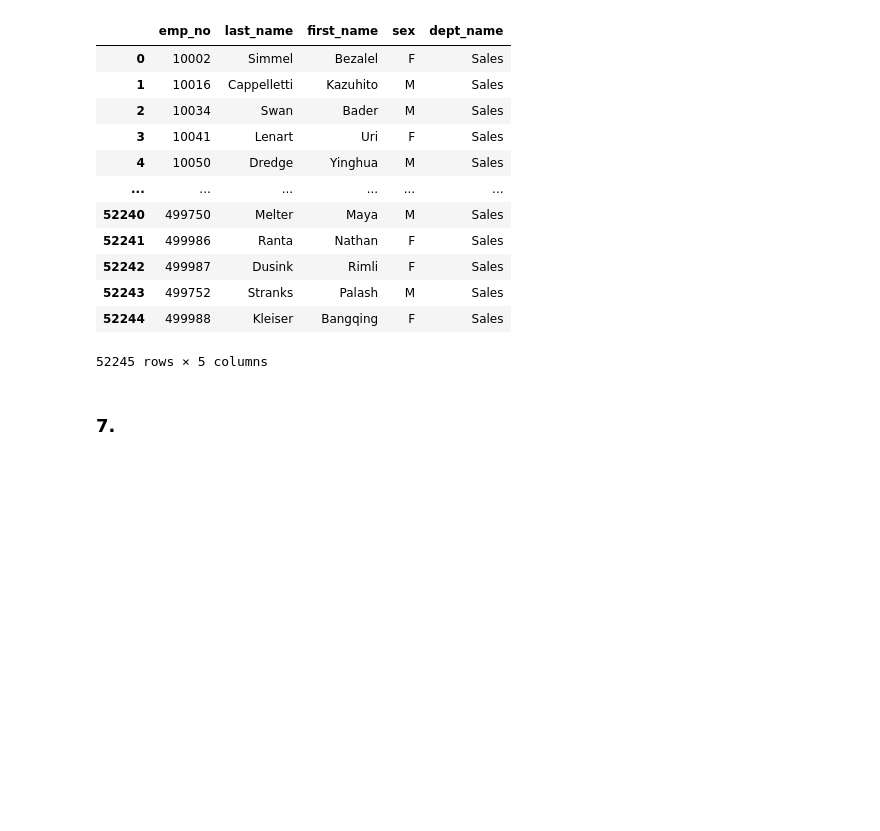
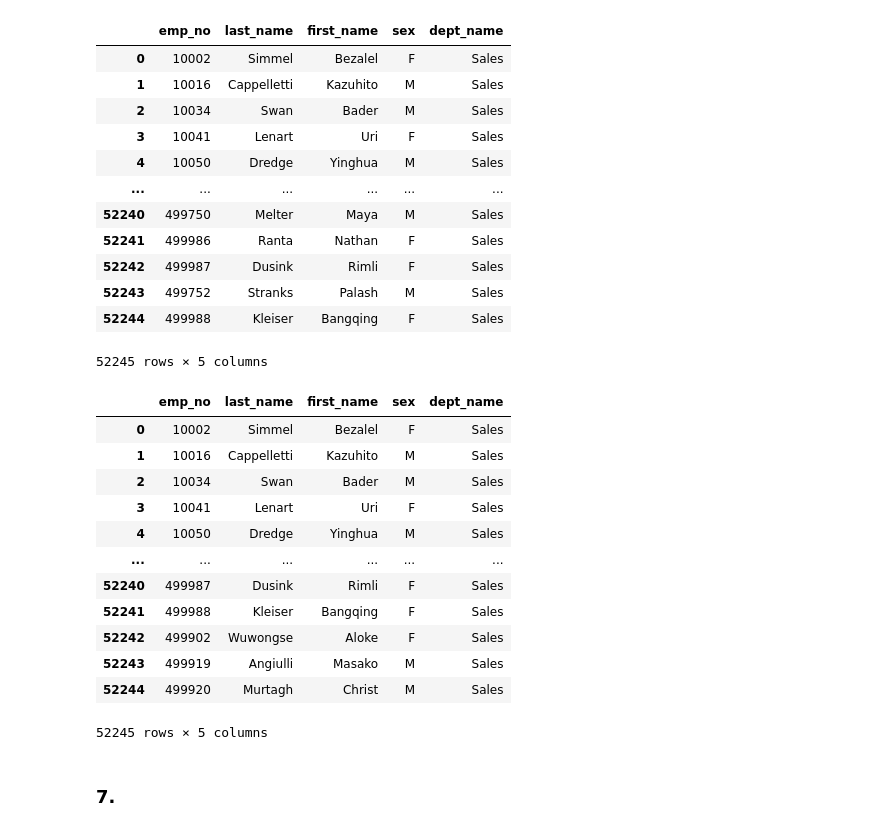
Before and after one commit to pandeysudip/SQL, a Jupyter notebook: sqlalchemy.ipynb, the cells around one changed output. Saved outputs shown, nothing was run; the diff lists cells and outputs as text; code cells hidden in the pictures; blank space fills up the shorter version.

```diff
--- a/sqlalchemy.ipynb
+++ b/sqlalchemy.ipynb
@@ -250,6 +357,34 @@ df_6
 | 52243 | 499752 | Stranks | Palash | M | Sales |
 | 52244 | 499988 | Kleiser | Bangqing | F | Sales |
 52245 rows × 5 columns
+# %%
+#using sql_alchemy
+res_6=connection.execute(db.select([employees.c.emp_no,
+                                   employees.c.last_name,
+                                   employees.c.first_name,
+                                   employees.c.sex,
+                                   departments.c.dept_name])
+                         .join(dept_emp, employees.c.emp_no==dept_emp.c.emp_no)
+                         .join(departments, dept_emp.c.dept_no==departments.c.dept_no)
+                         .where(departments.c.dept_name=='Sales')
+                        ).fetchall()
+df_alc6 = pd.DataFrame(res_6, columns=(['emp_no', 'last_name',
+                                         'first_name','sex','dept_name']))
+df_alc6
+# %% [output]
+|  | emp_no | last_name | first_name | sex | dept_name |
+| 0 | 10002 | Simmel | Bezalel | F | Sales |
+| 1 | 10016 | Cappelletti | Kazuhito | M | Sales |
+| 2 | 10034 | Swan | Bader | M | Sales |
+| 3 | 10041 | Lenart | Uri | F | Sales |
+| 4 | 10050 | Dredge | Yinghua | M | Sales |
+| ... | ... | ... | ... | ... | ... |
+| 52240 | 499987 | Dusink | Rimli | F | Sales |
+| 52241 | 499988 | Kleiser | Bangqing | F | Sales |
+| 52242 | 499902 | Wuwongse | Aloke | F | Sales |
+| 52243 | 499919 | Angiulli | Masako | M | Sales |
+| 52244 | 499920 | Murtagh | Christ | M | Sales |
+52245 rows × 5 columns
 # %% [markdown]
 ### 7.
 # %%
```
Also changed, not shown: parts of 5 cells of this notebook.
